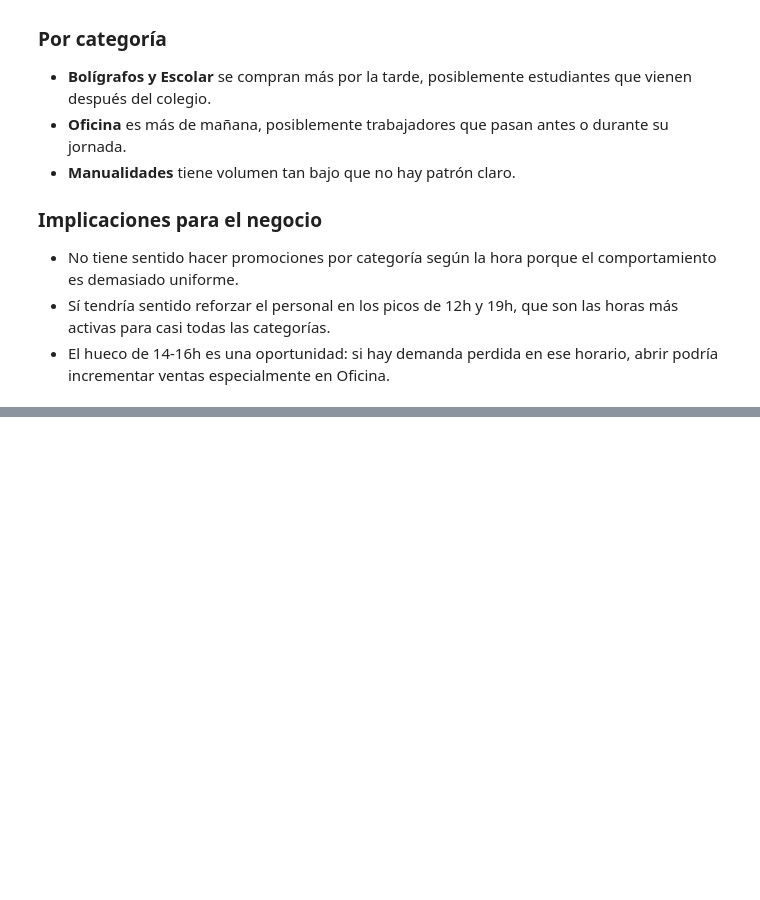
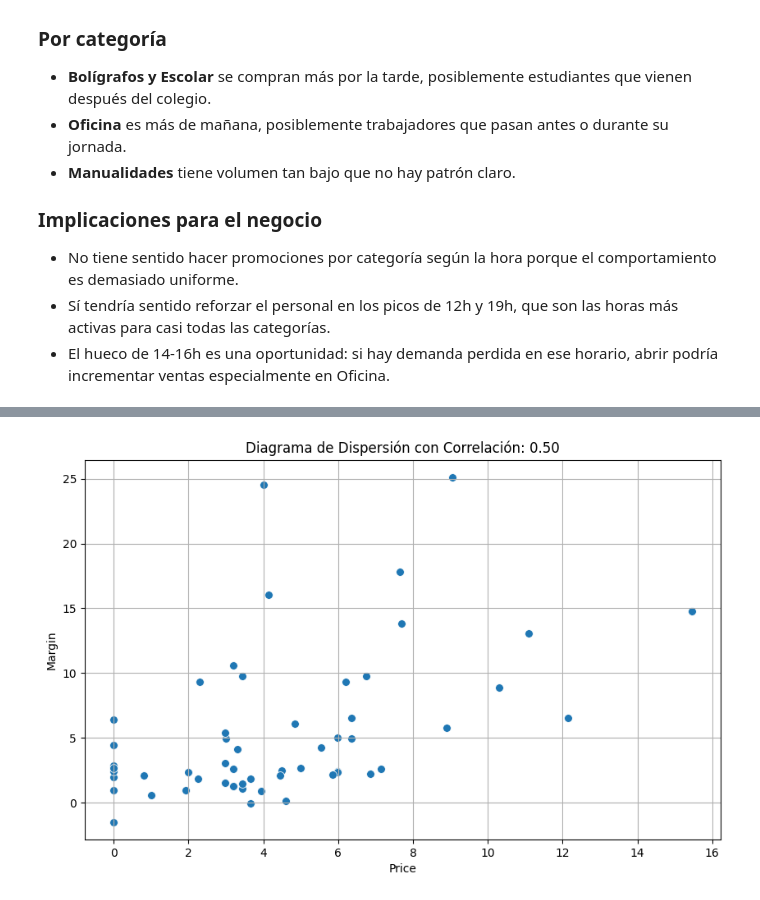
Before and after one commit to alimadriz0110/EDA_Trazos_y_Hojas, a Jupyter notebook: src/notebooks/notebook_eda_raquel.ipynb, the cells around one changed output, grey strips where cells are left out. Drawn from its saved outputs; the diff is of its cells as text; code cells hidden in the pictures; blank space fills up the shorter version.

```diff
--- a/src/notebooks/notebook_eda_raquel.ipynb
+++ b/src/notebooks/notebook_eda_raquel.ipynb
@@ -341,0 +545,4 @@ pinta_distribucion_categoricas(ventas, ["Hora"])
+# %%
+grafico_dispersion_con_correlacion(glovo, 'Price', 'Margin', mostrar_correlacion=True)
+# %% [output]
+[figure, added]
```
Also changed, not shown: parts of 31 cells of this notebook, 1 other file.
